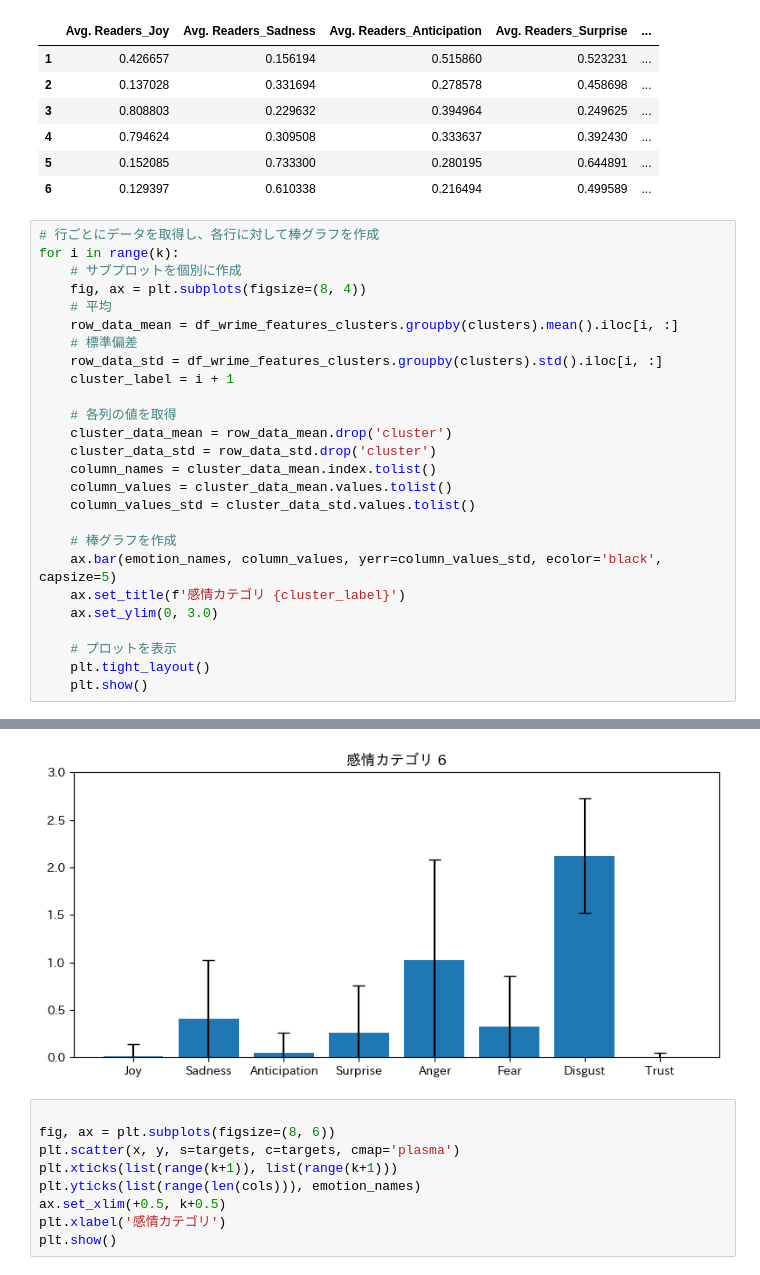
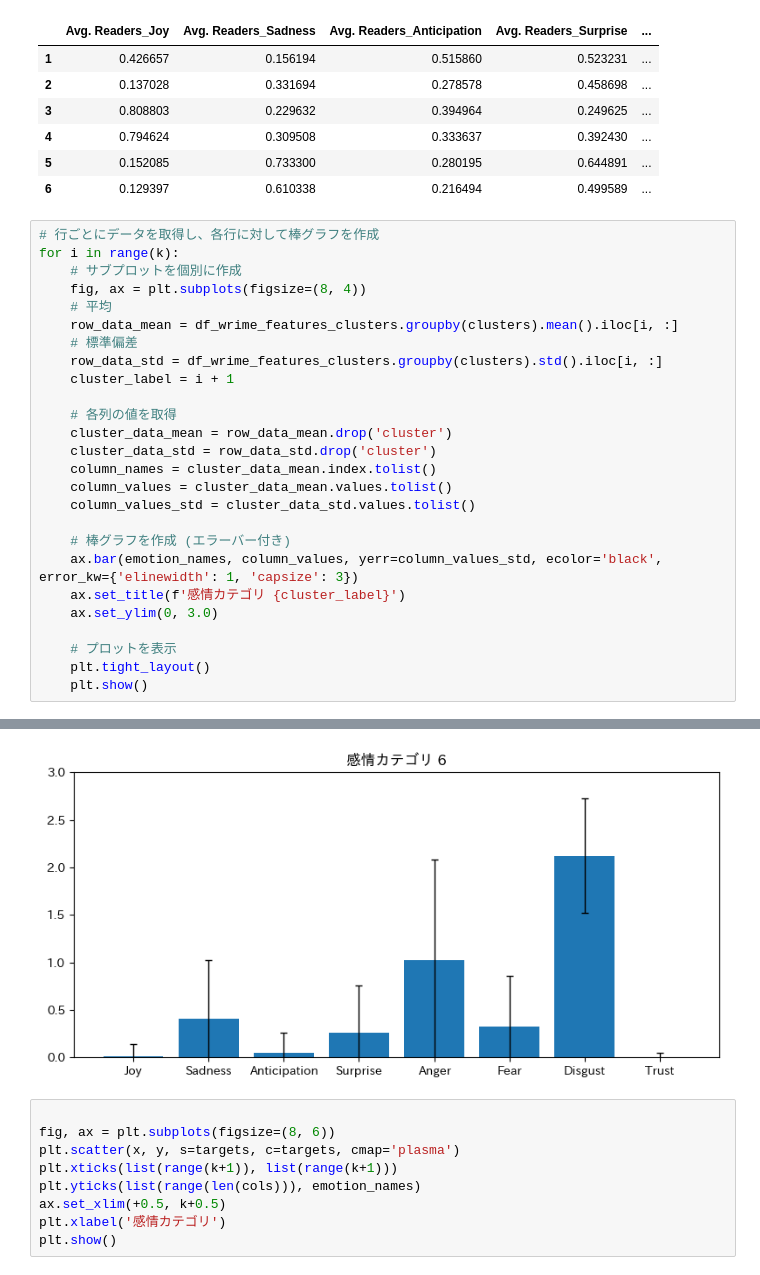
Before and after one commit to maruyama-lab-design/Preservation-of-Emotional-Context-in-Tweet-Embeddings, a Jupyter notebook: emotion_kmeans.ipynb, the cells around one changed output, grey strips where cells are left out. Drawn from its saved outputs; the diff is of its cells as text.

```diff
--- a/emotion_kmeans.ipynb
+++ b/emotion_kmeans.ipynb
@@ -453,8 +453,8 @@ for i in range(k):
     column_values = cluster_data_mean.values.tolist()
     column_values_std = cluster_data_std.values.tolist()
 
-    # 棒グラフを作成
-    ax.bar(emotion_names, column_values, yerr=column_values_std, ecolor='black', capsize=5)
+    # 棒グラフを作成 (エラーバー付き)
+    ax.bar(emotion_names, column_values, yerr=column_values_std, ecolor='black', error_kw={'elinewidth': 1, 'capsize': 3})
     ax.set_title(f'感情カテゴリ {cluster_label}')
     ax.set_ylim(0, 3.0)
 
@@ -470,4 +470,4 @@ for i in range(k):
-[figure, old version]
+[figure, new version]
 # %%
 
 fig, ax = plt.subplots(figsize=(8, 6))
```
Also changed, not shown: parts of 1 cell of this notebook.
